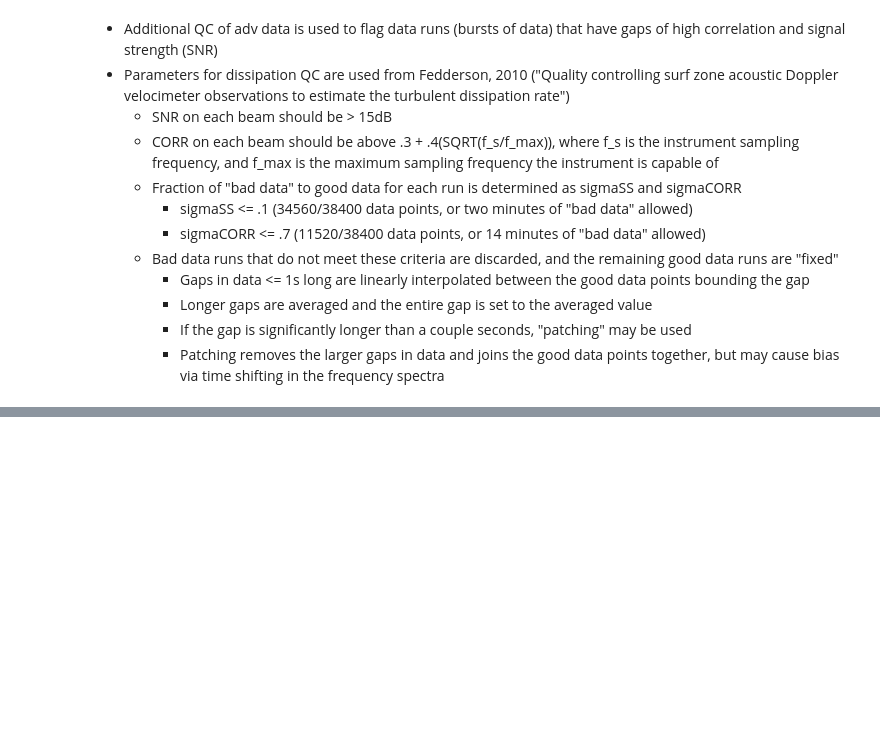
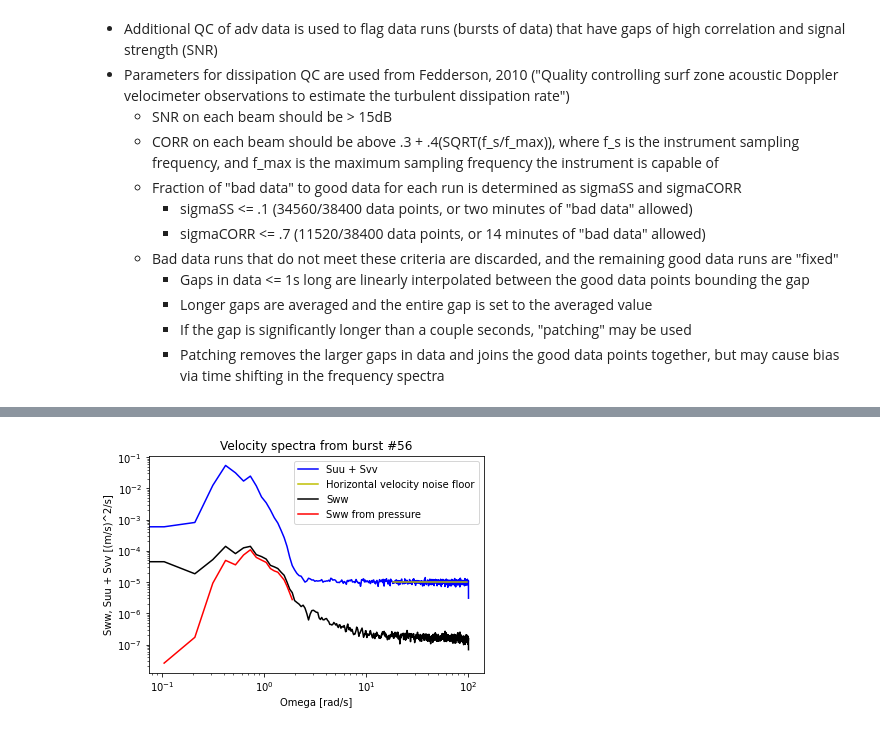
Before and after one commit to lagrady/Kelp-Forest-Hydrodynamics, a Jupyter notebook: notebooks/Turbulent_dissipation.ipynb, the cells around one changed output, grey strips where cells are left out. Cells and saved outputs as stored; diff of their text form; code cells hidden in the pictures; blank space fills up the shorter version.

```diff
--- a/notebooks/Turbulent_dissipation.ipynb
+++ b/notebooks/Turbulent_dissipation.ipynb
@@ -111,13 +42,0 @@ Pww = Sw
-# %%
-def find_princaxs(ds,u,v):
-    # THE FOLLOWING CODE IS ADAPTED FROM STEVEN CUNNINGHAM'S MASTERS THESIS (2019)
-
-    # Rotate velocity data along the principle axes U and V
-    theta, major, minor = ts.princax(u, v) # theta = angle, major = SD major axis (U), SD minor axis (V)
-    U, V = ts.rot(u, v, -theta)
-    ds['U'] = (["time"], U)
-    ds['V'] = (["time"], V)
-
-    return ds
-
-e1 = find_princaxs(e1, e1.East, e1.North)
@@ -319,0 +176,67 @@ M_ll: 0.10889979838275736 J_ll: 0.10889539651432752
+# %%
+# Find the upper frequency cutoff at the noise floor of the instrument
+# using horizontal and vertical velocity spectra
+
+# Test Su - Sw coherence with multiple bursts
+burst_number = 56
+
+burst = e1.where(e1.Burst_number.isin(burst_number), drop = True)
+
+Fw, Sw = welch(burst.Vertical, fs=32, nperseg= 1920, window='hann') # Vertical velocity spectra
+Fu, Su = welch(burst.U, fs=32, nperseg= 1920, window='hann') # Horiztonal velocity spectra
+Fv, Sv = welch(burst.V, fs=32, nperseg= 1920, window='hann')
+
+# Calculate and convert pressure spectra to vertical velocity to find lower cutoff frequency
+pressure = burst.Pressure * 10000
+Fp, Sp = welch(pressure, fs=32, nperseg= 1920, window='hann') # Pressure spectra
+
+rho = np.mean(temp.Rho.sel(depth=4,time=slice(burst.time[0],burst.time[-1]))) + 1000
+g = 9.8 # Gravity
+z = pressure/(rho*g) # Depth (m): the recorded pressure converted to meters of seawater
+H = np.mean(z) + .578 # Sea level height (m): mean pressure detected by the pressure sensor plus the height of sensor from the bottom
+Zp = -(np.mean(z)) # Depth of pressure sensor (m)
+Zv = (-H) + .824 # Depth of velocity sensor (m): Sea level height plus the height of the velocity transducers from the bottom
+T = 1/Fp # Period (s^-1)
+
+# Omega (radian frequency) and wavenumber (k)
+omega,k,Cph,Cg = vt.wavedisp(T, H)
+
+# Generate empty arrays for p' and w' values
+p_prime = np.empty(len(omega))
+w_prime = np.empty(len(omega))
+
+for j in range(len(omega)): # For loops iterates over all values of omega
+    p_prime[j] = (rho*g)*(np.cosh(k[j]*(Zp+H))/np.cosh(k[j]*H))
+    w_prime[j] = (-omega[j])*(np.sinh(k[j]*(Zv+H)))/(np.sinh(k[j]*H))
+scale_factor = w_prime**2 / p_prime**2
+
+Sw_prime = (Sp * scale_factor)
+
+# Determine lower cutoff frequency by identifying pressure noise floor via local minimum
+lfc = argrelextrema(Sw_prime, np.less, order=10)[0][0]
+
+# Determine higher cutoff frequency noise floor from horizontal velocity spectra
+ufc = int(3.1/(np.diff(Fu)[0]))
+noise = np.mean(Su[ufc:] + Sv[ufc:]) # Average all frequencies above noise floor
+
+R_freq = Fw[lfc:ufc+1]
+R_Shoriz = (Su[lfc:ufc+1]+Sv[lfc:ufc+1])-noise
+R_Sw = Sw[lfc:ufc+1]
+
+plt.figure()
+plt.title('Velocity spectra from burst #' + str(burst_number))
+plt.loglog(omega, Su + Sv, '-b')
+plt.axhline(noise, .73, .95, color = 'y')
+plt.loglog(omega, Sw, '-k')
+plt.loglog(omega[0:lfc], Sw_prime[0:lfc], '-r')
+plt.xlabel('Omega [rad/s]')
+plt.ylabel('Sww, Suu + Svv [(m/s)^2/s]')
+plt.legend(['Suu + Svv','Horizontal velocity noise floor','Sww', 'Sww from pressure'])
+
+# The ratio R used to assesss eps reliability and isotropic turbulence
+# Eq. 8 from Fedderson 2010
+R_num = (12/21) * np.mean((R_freq**(5/3)) * R_Shoriz) # Numerator
+R_den = np.mean((R_freq**(5/3)) * R_Sw) # Denominator
+R = R_num/R_den
+R
+# %% [output]
@@ -319,0 +244 @@ M_ll: 0.10889979838275736 J_ll: 0.10889539651432752
+[figure, added]
```
Also changed, not shown: parts of 47 cells of this notebook, 1 other file.
